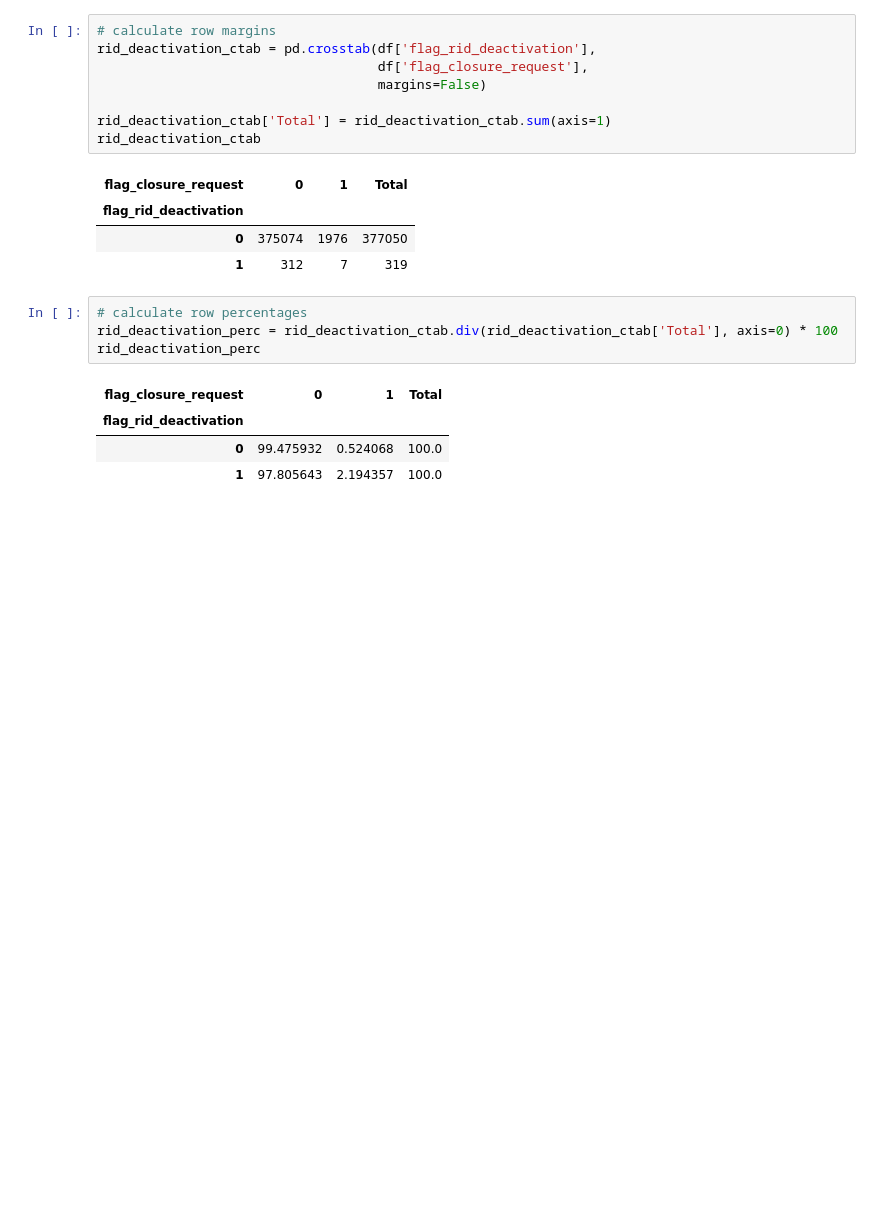
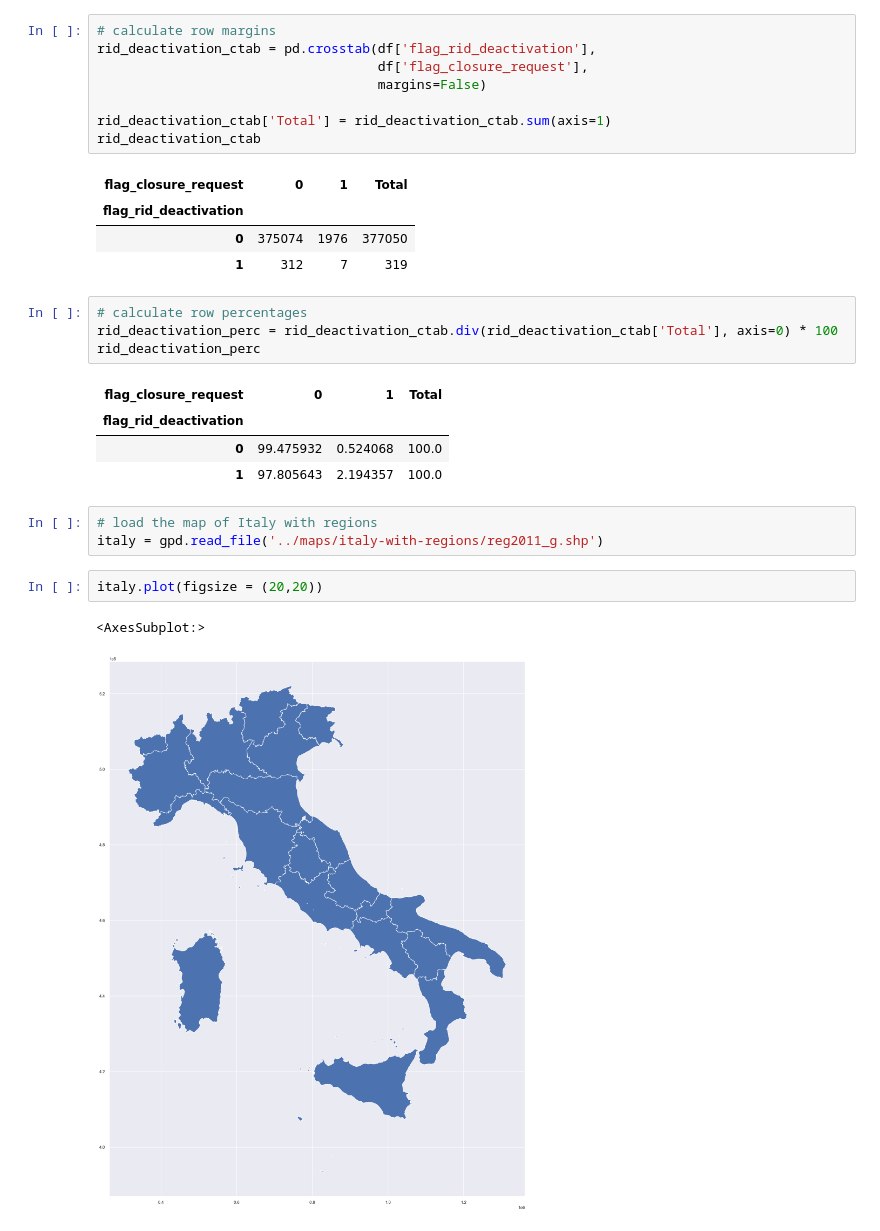
Before and after one commit to fedfioravanti/Bank-Churn-Prediction, a Jupyter notebook: notebooks/Bank-Churn-01-Intro-EDA.ipynb, the cells around one changed output. Cells and saved outputs as stored; diff of their text form; blank space fills up the shorter version.

```diff
--- a/notebooks/Bank-Churn-01-Intro-EDA.ipynb
+++ b/notebooks/Bank-Churn-01-Intro-EDA.ipynb
@@ -1569,3 +1569,11 @@ rid_deactivation_perc
 | flag_rid_deactivation |  |  |  |
 | 0 | 99.475932 | 0.524068 | 100.0 |
 | 1 | 97.805643 | 2.194357 | 100.0 |
+# %%
+# load the map of Italy with regions
+italy = gpd.read_file('../maps/italy-with-regions/reg2011_g.shp')
+# %%
+italy.plot(figsize = (20,20))
+# %% [output]
+<AxesSubplot:>
+[figure, added]
```
Also changed, not shown: 7 other files.
